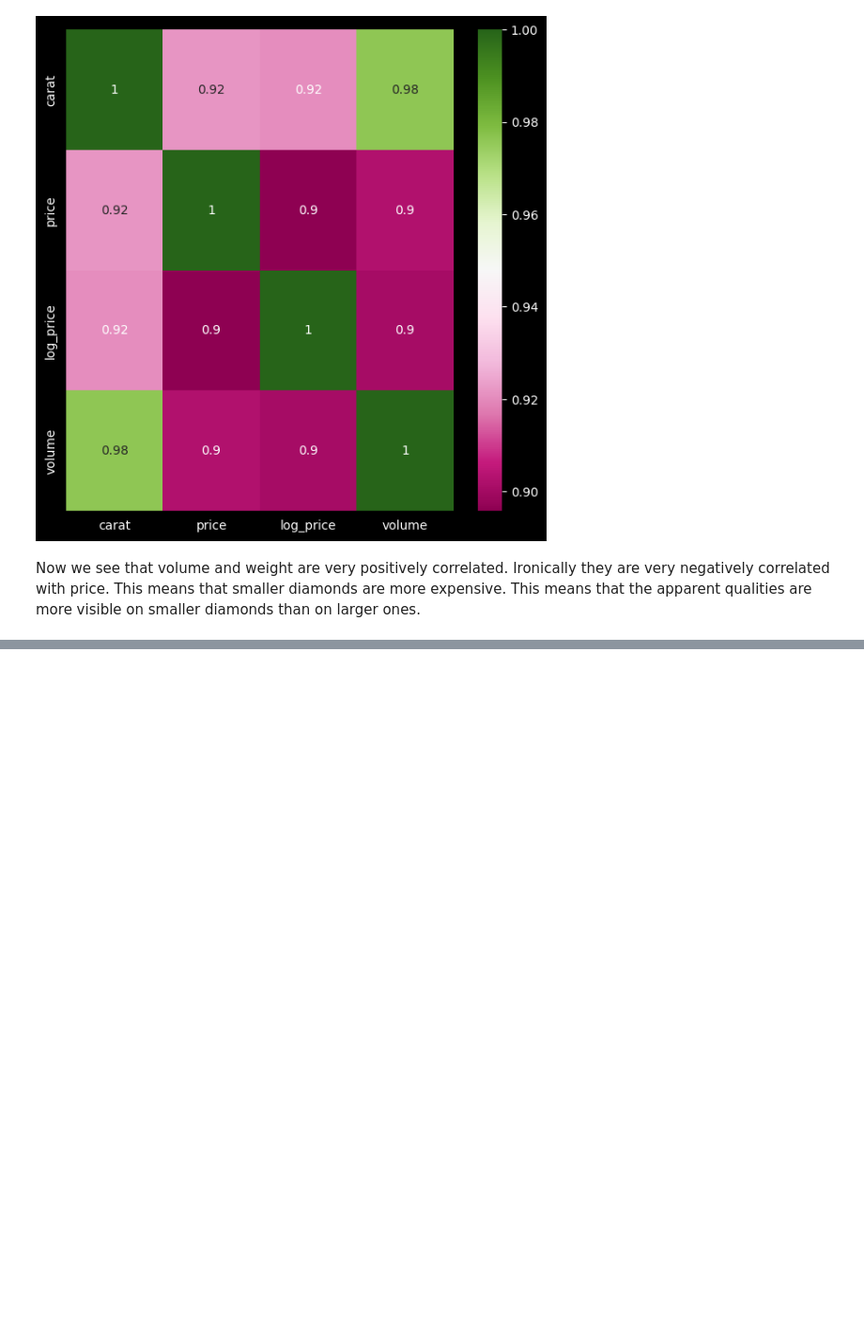
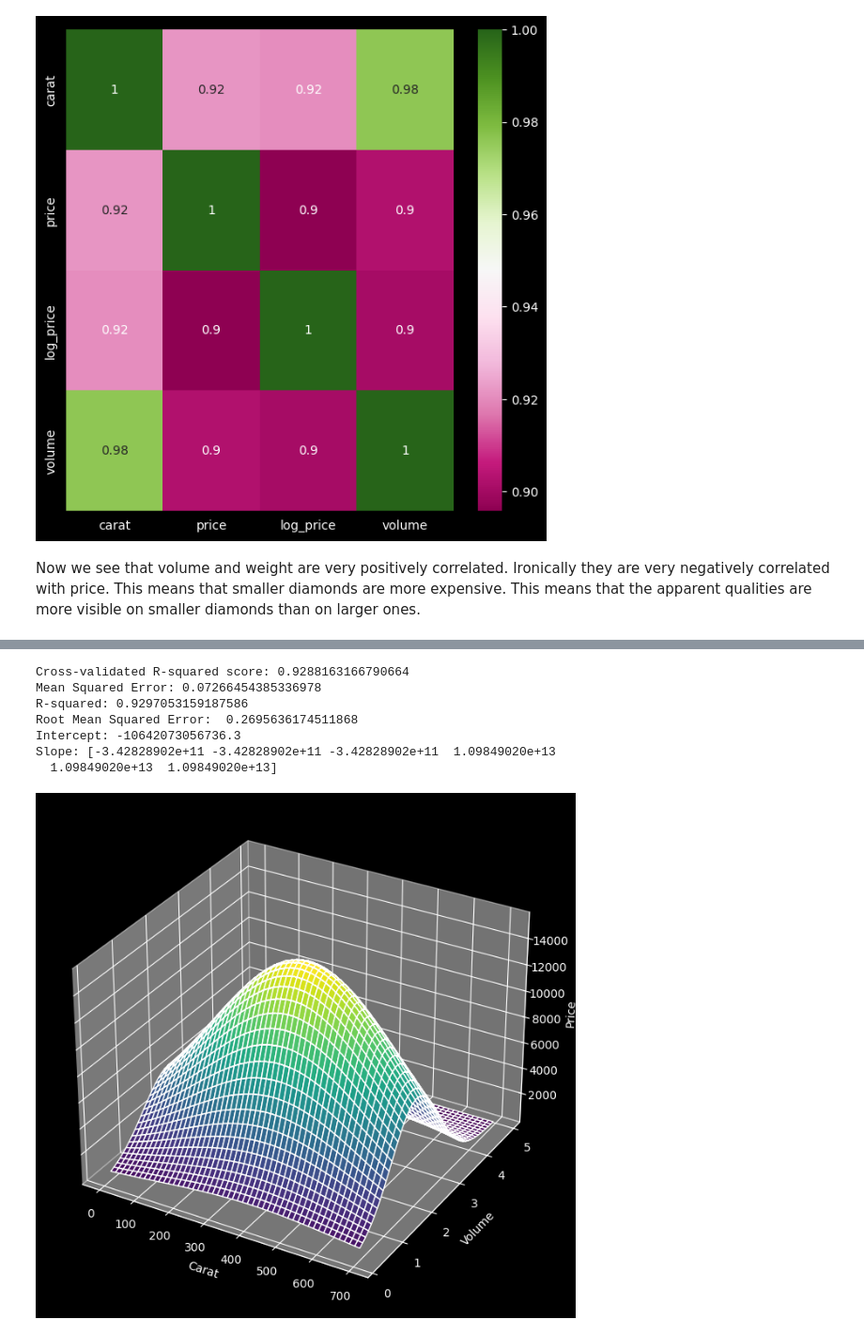
Before and after one commit to ASTRONOE/Common_Data_Analysis, a Jupyter notebook: Diamonds_project.ipynb, the cells around one changed output, grey strips where cells are left out. Shown at 94% size. Saved outputs shown, nothing was run; the diff lists cells and outputs as text; code cells hidden in the pictures; blank space fills up the shorter version.

```diff
--- a/Diamonds_project.ipynb
+++ b/Diamonds_project.ipynb
@@ -549,0 +807,32 @@ Now we see that volume and weight are very positively correlated. Ironically the
+# %%
+# Create a meshgrid of volume and carat values
+volumes = np.linspace(0.2, 700.0, 10000)
+carats = np.linspace(0.2, 4.9, 5000)
+X_mesh, Y_mesh = np.meshgrid(volumes, carats)
+X_test_mesh = np.column_stack((Y_mesh.flatten(), X_mesh.flatten()))
+
+# Use the trained model to predict prices
+spline, spline_reg, _ = predict_diamond_price2()
+log_prices = spline_reg.predict(spline.transform(X_test_mesh))
+prices = np.exp(log_prices)
+
+# Reshape the prices into a 2D grid
+Z_mesh = prices.reshape((1000, 1000))
+
+# Create a 3D plot of the predicted prices
+fig = plt.figure(figsize=(10, 8))
+ax = fig.add_subplot(projection='3d')
+ax.plot_surface(X_mesh, Y_mesh, Z_mesh, cmap='viridis')
+ax.set_xlabel('Carat')
+ax.set_ylabel('Volume')
+ax.set_zlabel('Price')
+plt.show()
+# %% [output]
+Cross-validated R-squared score: 0.9288163166790664
+Mean Squared Error: 0.07266454385336978
+R-squared: 0.9297053159187586
+Root Mean Squared Error:  0.2695636174511868
+Intercept: -10642073056736.3
+Slope: [-3.42828902e+11 -3.42828902e+11 -3.42828902e+11  1.09849020e+13
+  1.09849020e+13  1.09849020e+13]
+[figure, added]
```
Also changed, not shown: parts of 31 cells of this notebook.
